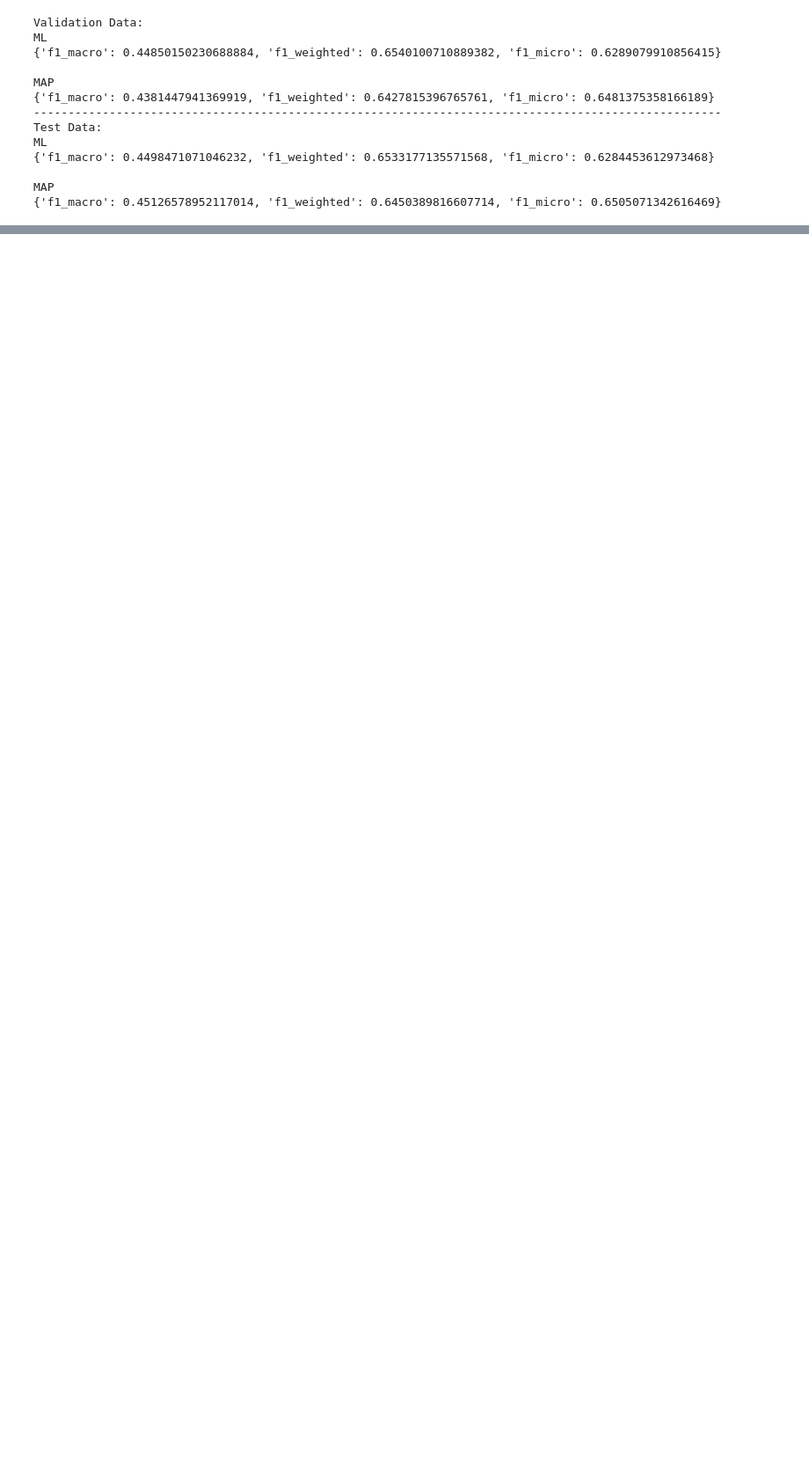
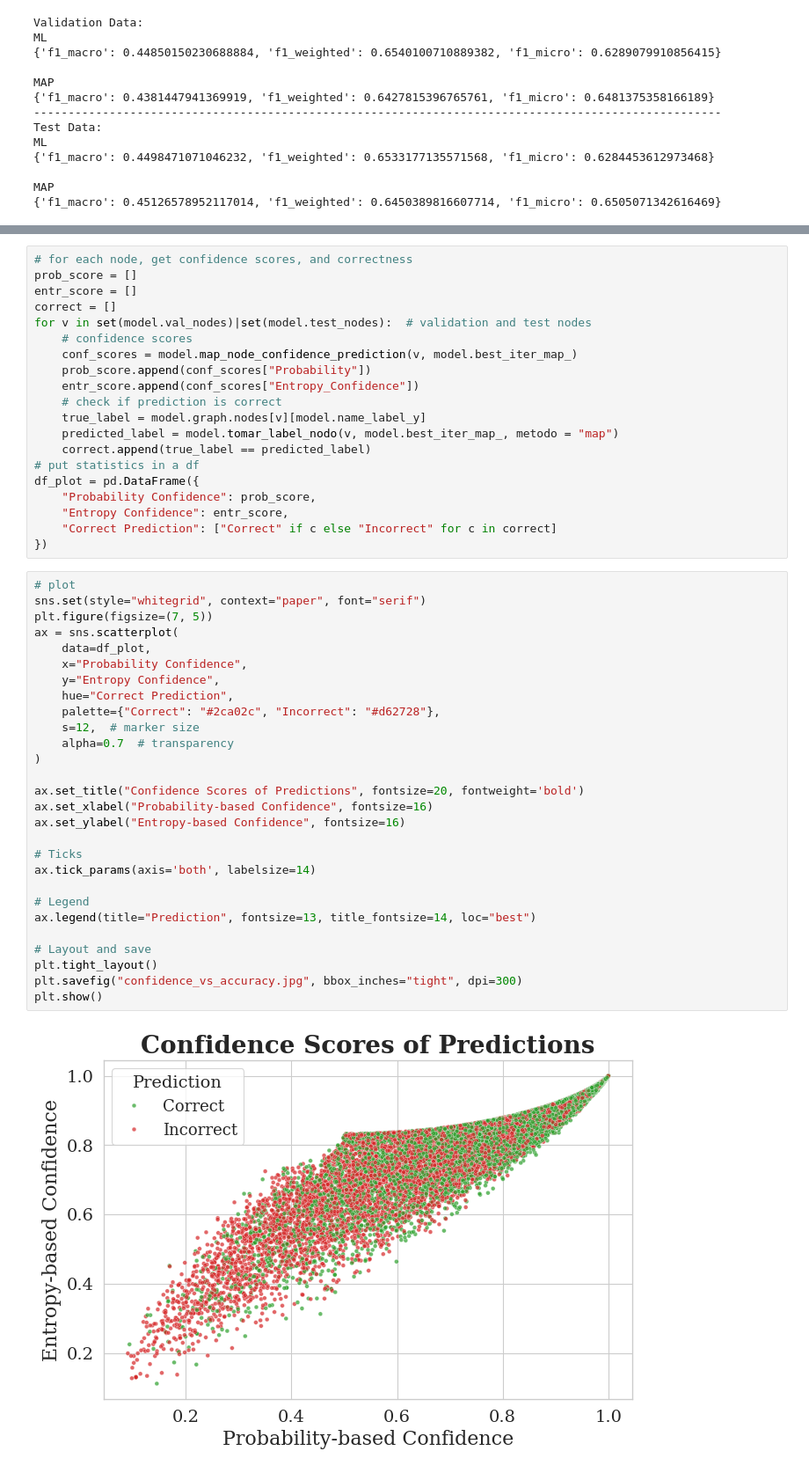
Before and after one commit to DiegoHuerta1/A-Probabilistic-Model-for-Node-Classification-in-Directed-Graphs, a Jupyter notebook: Math Genealogy Project/Probabilistic_Graph_classification.ipynb, the cells around one changed output, grey strips where cells are left out. Shown at 88% size. Saved outputs shown, nothing was run; the diff lists cells and outputs as text; blank space fills up the shorter version.

```diff
--- a/Math Genealogy Project/Probabilistic_Graph_classification.ipynb
+++ b/Math Genealogy Project/Probabilistic_Graph_classification.ipynb
@@ -737,0 +845,50 @@ MAP
+# %%
+# for each node, get confidence scores, and correctness
+prob_score = []
+entr_score = []
+correct = []
+for v in set(model.val_nodes)|set(model.test_nodes):  # validation and test nodes
+    # confidence scores
+    conf_scores = model.map_node_confidence_prediction(v, model.best_iter_map_)
+    prob_score.append(conf_scores["Probability"])
+    entr_score.append(conf_scores["Entropy_Confidence"])
+    # check if prediction is correct
+    true_label = model.graph.nodes[v][model.name_label_y]
+    predicted_label = model.tomar_label_nodo(v, model.best_iter_map_, metodo = "map")
+    correct.append(true_label == predicted_label)
+# put statistics in a df
+df_plot = pd.DataFrame({
+    "Probability Confidence": prob_score,
+    "Entropy Confidence": entr_score,
+    "Correct Prediction": ["Correct" if c else "Incorrect" for c in correct]
+})
+# %%
+# plot
+sns.set(style="whitegrid", context="paper", font="serif")
+plt.figure(figsize=(7, 5))
+ax = sns.scatterplot(
+    data=df_plot,
+    x="Probability Confidence",
+    y="Entropy Confidence",
+    hue="Correct Prediction",
+    palette={"Correct": "#2ca02c", "Incorrect": "#d62728"},
+    s=12,  # marker size
+    alpha=0.7  # transparency
+)
+
+ax.set_title("Confidence Scores of Predictions", fontsize=20, fontweight='bold')
+ax.set_xlabel("Probability-based Confidence", fontsize=16)
+ax.set_ylabel("Entropy-based Confidence", fontsize=16)
+
+# Ticks
+ax.tick_params(axis='both', labelsize=14)
+
+# Legend
+ax.legend(title="Prediction", fontsize=13, title_fontsize=14, loc="best")
+
+# Layout and save
+plt.tight_layout()
+plt.savefig("confidence_vs_accuracy.jpg", bbox_inches="tight", dpi=300)
+plt.show()
+# %% [output]
+[figure, added]
```
Also changed, not shown: parts of 23 cells of this notebook.
